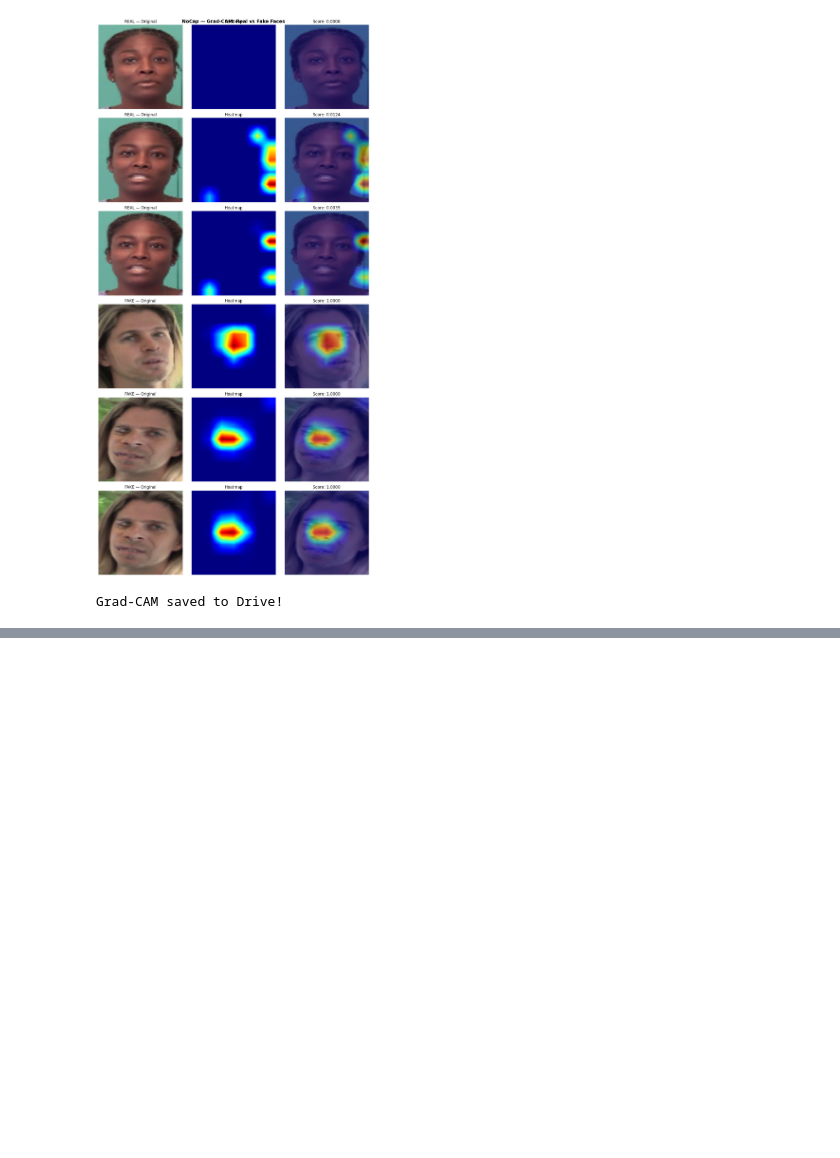
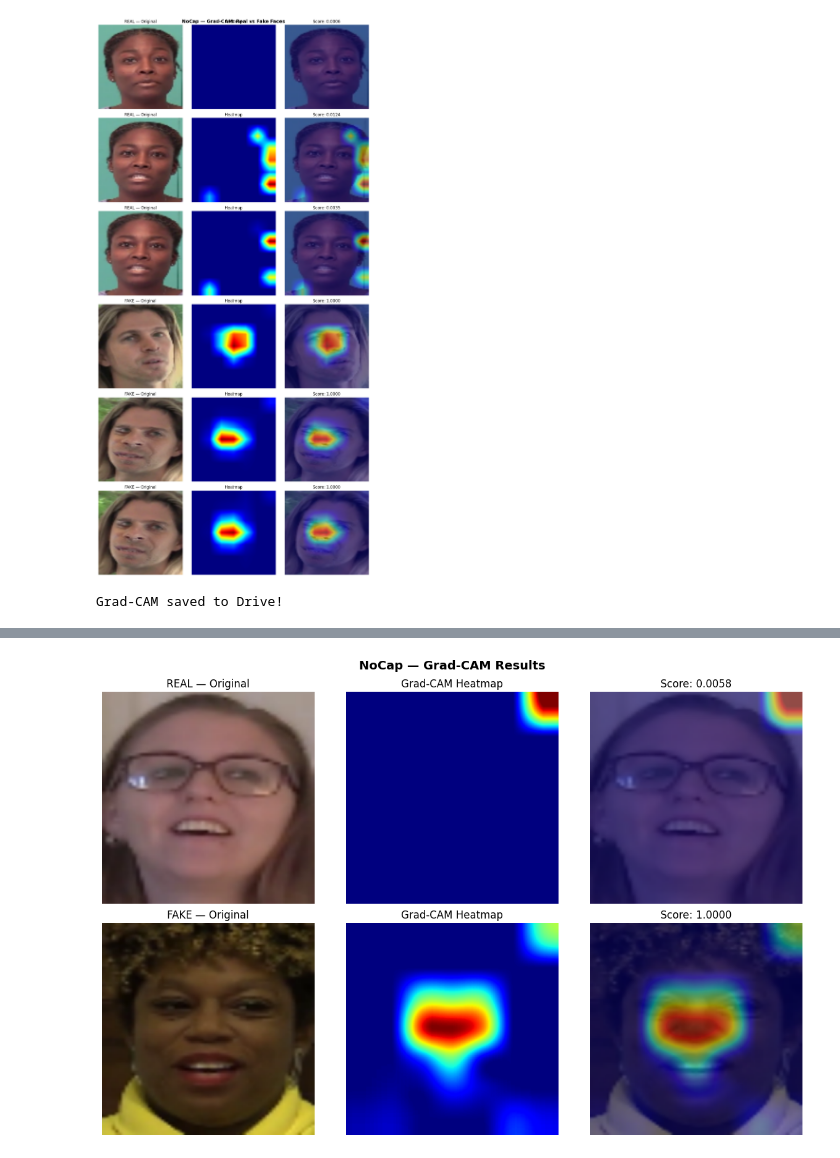
Before and after one commit to bitmorphic/nocap-deepfake, a Jupyter notebook: notebooks/Week3_GradCAM_.ipynb, the cells around one changed output, grey strips where cells are left out. Cells and saved outputs as stored; diff of their text form; code cells hidden in the pictures; blank space fills up the shorter version.

Commit message:
GradCAM + Threshold Tuning

```diff
--- a/notebooks/Week3_GradCAM_.ipynb
+++ b/notebooks/Week3_GradCAM_.ipynb
@@ -186,3 +196,21 @@ License(s): ODbL-1.0
 Dataset ready
 [figure]
 Grad-CAM saved to Drive!
+# %%
+import os, json
+os.makedirs('/root/.kaggle', exist_ok=True)
+with open('/root/.kaggle/kaggle.json', 'w') as f:
+    json.dump({"username": "mohammadanas06",
+               "key": "KGAT_93eeaf2618ca28a97dd21099844a4abe"}, f)
+os.chmod('/root/.kaggle/kaggle.json', 0o600)
+
+!kaggle datasets download -d itamargr/dfdc-faces-of-the-train-sample \
+    -p /content/dfdc --quiet
+
+import zipfile
+with zipfile.ZipFile('/content/dfdc/dfdc-faces-of-the-train-sample.zip','r') as z:
+    z.extractall('/content/dfdc')
+
+print('Dataset ready!')
+print(f'Real: {len(os.listdir("/content/dfdc/validation/real"))} images')
+print(f'Fake: {len(os.listdir("/content/dfdc/validation/fake"))} images')
@@ -405,0 +427,67 @@ ImportError: cannot import name 'is_directory' from 'PIL._util' (/usr/local/lib/
+# %%
+import torch.nn.functional as F
+import matplotlib.pyplot as plt
+import matplotlib.cm as cm
+
+class GradCAM:
+    def __init__(self, model):
+        self.model = model
+        self.grads = None
+        self.acts  = None
+        model.features[-1].register_forward_hook(
+            lambda m,i,o: setattr(self,'acts',o.detach()))
+        model.features[-1].register_full_backward_hook(
+            lambda m,gi,go: setattr(self,'grads',go[0].detach()))
+
+    def generate(self, inp):
+        self.model.eval()
+        out = self.model(inp)
+        self.model.zero_grad()
+        out[0,0].backward()
+        w   = self.grads[0].mean(dim=(1,2))
+        cam = F.relu((w[:,None,None] * self.acts[0]).sum(0))
+        cam = cam - cam.min()
+        cam = cam / (cam.max() + 1e-8)
+        return cam.cpu().numpy()
+
+def apply_heatmap(cam, img_np):
+    # Resize cam to 224x224 using PIL
+    from PIL import Image as PILImage
+    cam_pil = PILImage.fromarray((cam*255).astype(np.uint8)).resize((224,224))
+    cam_np  = np.array(cam_pil) / 255.0
+    heatmap = (cm.jet(cam_np)[:,:,:3] * 255).astype(np.uint8)
+    overlay = (0.5*img_np + 0.5*heatmap).astype(np.uint8)
+    return heatmap, overlay
+
+gradcam = GradCAM(model)
+fig, axes = plt.subplots(2, 3, figsize=(12, 8))
+samples = [
+    ('/content/dfdc/validation/real/'+os.listdir('/content/dfdc/validation/real')[1], 'REAL'),
+    ('/content/dfdc/validation/fake/'+os.listdir('/content/dfdc/validation/fake')[0], 'FAKE'),
+]
+
+for row, (path, label) in enumerate(samples):
+    img    = Image.open(path).convert('RGB')
+    inp    = transform(img).unsqueeze(0).to(DEVICE)
+    inp.requires_grad = True
+    cam    = gradcam.generate(inp)
+    img_np = np.array(img.resize((224,224)))
+    heatmap, overlay = apply_heatmap(cam, img_np)
+
+    with torch.no_grad():
+        score = torch.sigmoid(model(transform(img).unsqueeze(0).to(DEVICE))).item()
+
+    axes[row][0].imshow(img_np);  axes[row][0].set_title(f'{label} — Original')
+    axes[row][1].imshow(heatmap); axes[row][1].set_title('Grad-CAM Heatmap')
+    axes[row][2].imshow(overlay); axes[row][2].set_title(f'Score: {score:.4f}')
+    for ax in axes[row]: ax.axis('off')
+
+plt.suptitle('NoCap — Grad-CAM Results', fontweight='bold', fontsize=14)
+plt.tight_layout()
+plt.savefig(f'{BASE}/outputs/gradcam/week3_gradcam.png', dpi=150)
+plt.show()
+print('Grad-CAM saved!')
+print('\n Week 3 Complete!')
+print('AUC: 0.9463 | Threshold: 0.45 | Real: 78% | Fake: 91% | Overall: 84%')
+# %% [output]
+[figure, added]
```
Also changed, not shown: parts of 9 cells of this notebook.
